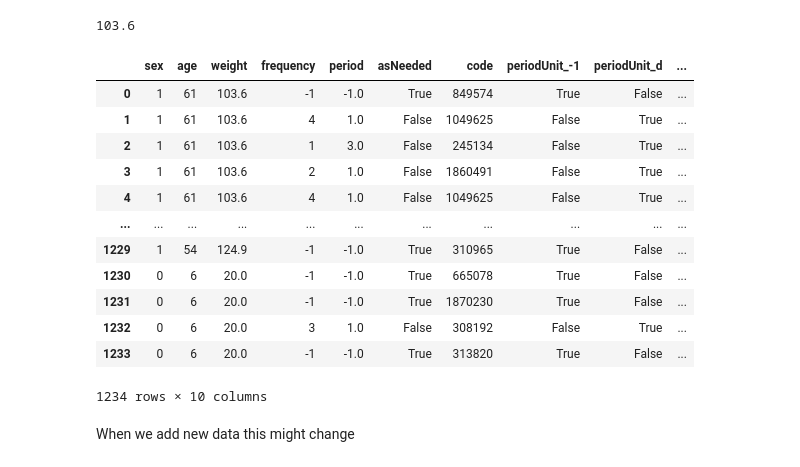
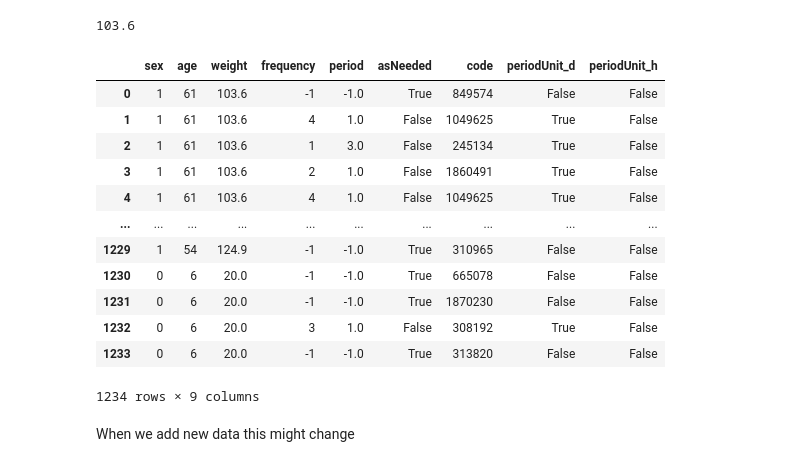
Before and after one commit to keace888/Medical-codes, a Jupyter notebook: Medical_codes.ipynb, the cells around one changed output. Saved outputs shown, nothing was run; the diff lists cells and outputs as text; code cells hidden in the pictures.

```diff
--- a/Medical_codes.ipynb
+++ b/Medical_codes.ipynb
@@ -224,46 +224,49 @@ for patient_bundle in json_dicts:
                     sex_list.append(0 if patient_sex == 'female' else 1)
                     age_list.append(patient_age)
                     weight_list.append(patient_weight)
                     frequency_list.append(-1)
                     period_list.append(-1)
                     periodUnit_list.append("-1")
                     asNeeded_list.append(True)
                     code_list.append(med_code)
 
                 # else: skip entries that don't meet either condition
 
 
 # Create DataFrame
 data = pd.DataFrame({
     'sex': sex_list,
     'age': age_list,
     'weight': weight_list,
     'frequency': frequency_list,
     'period': period_list,
     'periodUnit_raw': periodUnit_list,
     'asNeeded': asNeeded_list,
     'code': code_list
 })
 
 # One-hot encode periodUnit_raw
 periodUnit_dummies = pd.get_dummies(data['periodUnit_raw'], prefix='periodUnit')
 data = pd.concat([data.drop('periodUnit_raw', axis=1), periodUnit_dummies], axis=1)
 
+# remove redundat column
+data = data.drop(columns=['periodUnit_-1'], errors='ignore')
+
 data
 # %% [output]
-|  | sex | age | weight | frequency | period | asNeeded | code | periodUnit_-1 | periodUnit_d | ... |
-| 0 | 1 | 61 | 103.6 | -1 | -1.0 | True | 849574 | True | False | ... |
-| 1 | 1 | 61 | 103.6 | 4 | 1.0 | False | 1049625 | False | True | ... |
-| 2 | 1 | 61 | 103.6 | 1 | 3.0 | False | 245134 | False | True | ... |
-| 3 | 1 | 61 | 103.6 | 2 | 1.0 | False | 1860491 | False | True | ... |
-| 4 | 1 | 61 | 103.6 | 4 | 1.0 | False | 1049625 | False | True | ... |
-| ... | ... | ... | ... | ... | ... | ... | ... | ... | ... | ... |
-| 1229 | 1 | 54 | 124.9 | -1 | -1.0 | True | 310965 | True | False | ... |
-| 1230 | 0 | 6 | 20.0 | -1 | -1.0 | True | 665078 | True | False | ... |
-| 1231 | 0 | 6 | 20.0 | -1 | -1.0 | True | 1870230 | True | False | ... |
-| 1232 | 0 | 6 | 20.0 | 3 | 1.0 | False | 308192 | False | True | ... |
-| 1233 | 0 | 6 | 20.0 | -1 | -1.0 | True | 313820 | True | False | ... |
+|  | sex | age | weight | frequency | period | asNeeded | code | periodUnit_d | periodUnit_h |
+| 0 | 1 | 61 | 103.6 | -1 | -1.0 | True | 849574 | False | False |
+| 1 | 1 | 61 | 103.6 | 4 | 1.0 | False | 1049625 | True | False |
+| 2 | 1 | 61 | 103.6 | 1 | 3.0 | False | 245134 | True | False |
+| 3 | 1 | 61 | 103.6 | 2 | 1.0 | False | 1860491 | True | False |
+| 4 | 1 | 61 | 103.6 | 4 | 1.0 | False | 1049625 | True | False |
+| ... | ... | ... | ... | ... | ... | ... | ... | ... | ... |
+| 1229 | 1 | 54 | 124.9 | -1 | -1.0 | True | 310965 | False | False |
+| 1230 | 0 | 6 | 20.0 | -1 | -1.0 | True | 665078 | False | False |
+| 1231 | 0 | 6 | 20.0 | -1 | -1.0 | True | 1870230 | False | False |
+| 1232 | 0 | 6 | 20.0 | 3 | 1.0 | False | 308192 | True | False |
+| 1233 | 0 | 6 | 20.0 | -1 | -1.0 | True | 313820 | False | False |
-1234 rows × 10 columns
+1234 rows × 9 columns
 # %% [markdown]
 When we add new data this might change
 # %%
```
